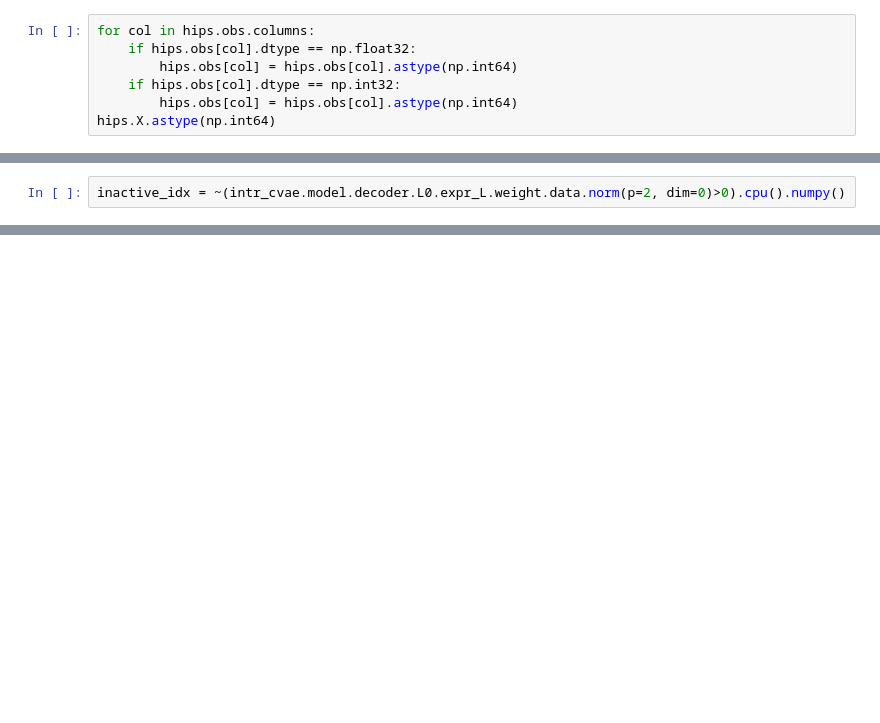
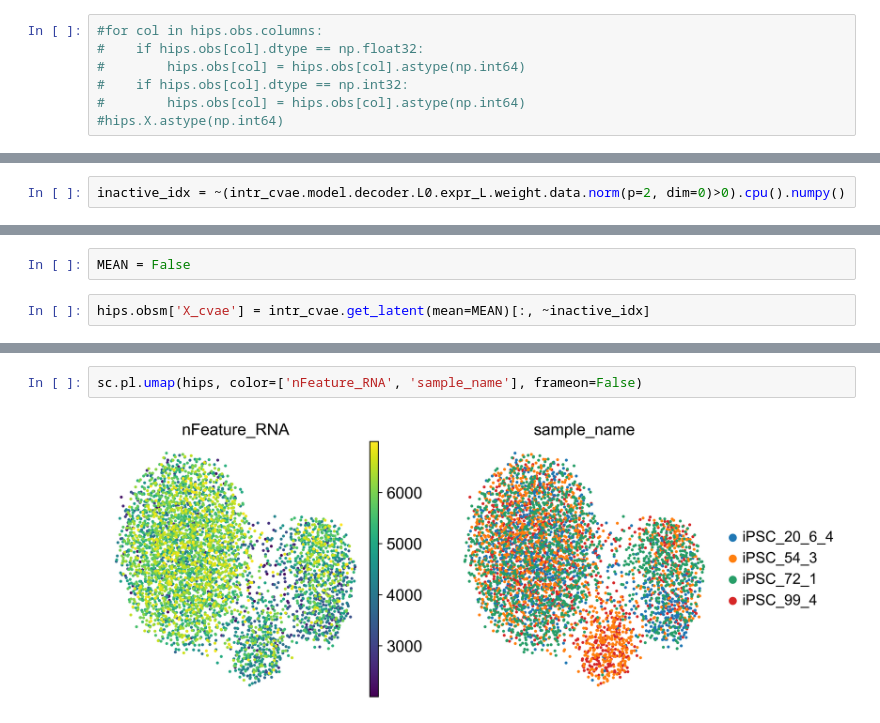
Before and after one commit to Luneesh/in-house, a Jupyter notebook: model_training_scripts.ipynb, the cells around one changed output, grey strips where cells are left out. Saved outputs shown, nothing was run; the diff lists cells and outputs as text; blank space fills up the shorter version.

Commit message:
mick 26.11.2024
Een umap maar lijkt niet op veel.

```diff
--- a/model_training_scripts.ipynb
+++ b/model_training_scripts.ipynb
@@ -14,9 +14,9 @@ This is where adjacency matrices should go now.
 # %% [markdown]
 Converting dataset
 # %%
-for col in hips.obs.columns:
-    if hips.obs[col].dtype == np.float32:
-        hips.obs[col] = hips.obs[col].astype(np.int64)
-    if hips.obs[col].dtype == np.int32:
-        hips.obs[col] = hips.obs[col].astype(np.int64)
-hips.X.astype(np.int64)
+#for col in hips.obs.columns:
+#    if hips.obs[col].dtype == np.float32:
+#        hips.obs[col] = hips.obs[col].astype(np.int64)
+#    if hips.obs[col].dtype == np.int32:
+#        hips.obs[col] = hips.obs[col].astype(np.int64)
+#hips.X.astype(np.int64)
@@ -165,0 +194,4 @@ inactive_idx = ~(intr_cvae.model.decoder.L0.expr_L.weight.data.norm(p=2, dim=0)>
+# %%
+MEAN = False
+# %%
+hips.obsm['X_cvae'] = intr_cvae.get_latent(mean=MEAN)[:, ~inactive_idx]
@@ -165,0 +218,4 @@ inactive_idx = ~(intr_cvae.model.decoder.L0.expr_L.weight.data.norm(p=2, dim=0)>
+# %%
+sc.pl.umap(hips, color=['nFeature_RNA', 'sample_name'], frameon=False)
+# %% [output]
+[figure, added]
```
Also changed, not shown: parts of 7 cells of this notebook.
